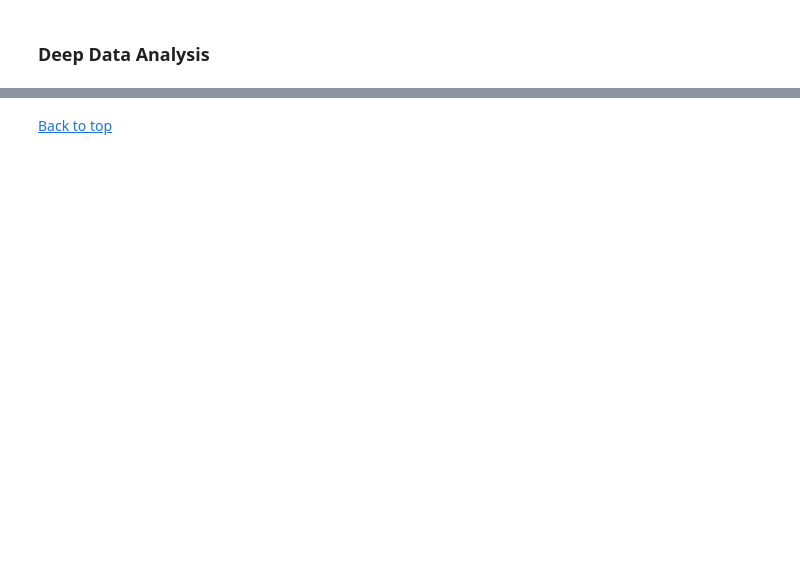
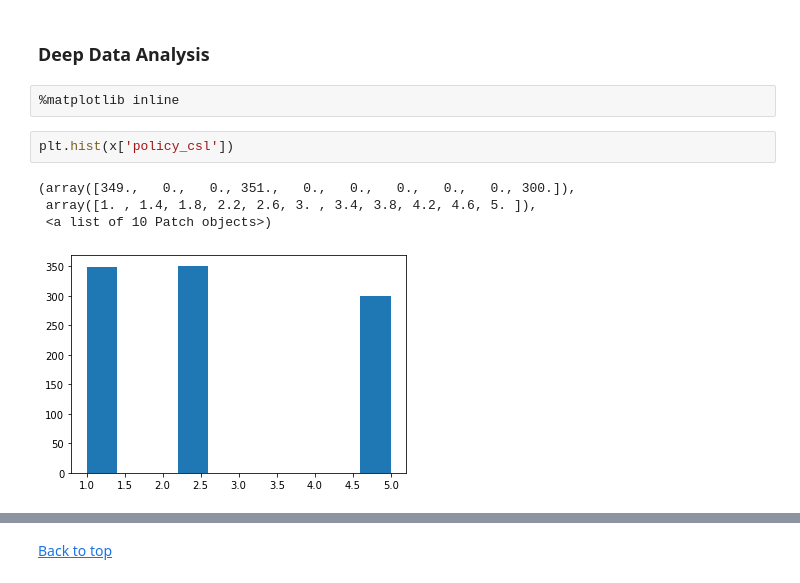
Before and after one commit to AhmedAman94/Predict-Fruad_Insurance, a Jupyter notebook: Development/1_EDA_Preprocessing.ipynb, the cells around one changed output, grey strips where cells are left out. Drawn from its saved outputs; the diff is of its cells as text; blank space fills up the shorter version.

```diff
--- a/Development/1_EDA_Preprocessing.ipynb
+++ b/Development/1_EDA_Preprocessing.ipynb
@@ -261,3 +268,12 @@ print(y.shape)
 <a id='EDA2'></a>
 # %% [markdown]
 ### Deep Data Analysis
+# %%
+%matplotlib inline
+# %%
+plt.hist(x['policy_csl'])
+# %% [output]
+(array([349.,   0.,   0., 351.,   0.,   0.,   0.,   0.,   0., 300.]),
+ array([1. , 1.4, 1.8, 2.2, 2.6, 3. , 3.4, 3.8, 4.2, 4.6, 5. ]),
+ <a list of 10 Patch objects>)
+[figure, added]
```
Also changed, not shown: parts of 16 cells of this notebook, 4 other files.
